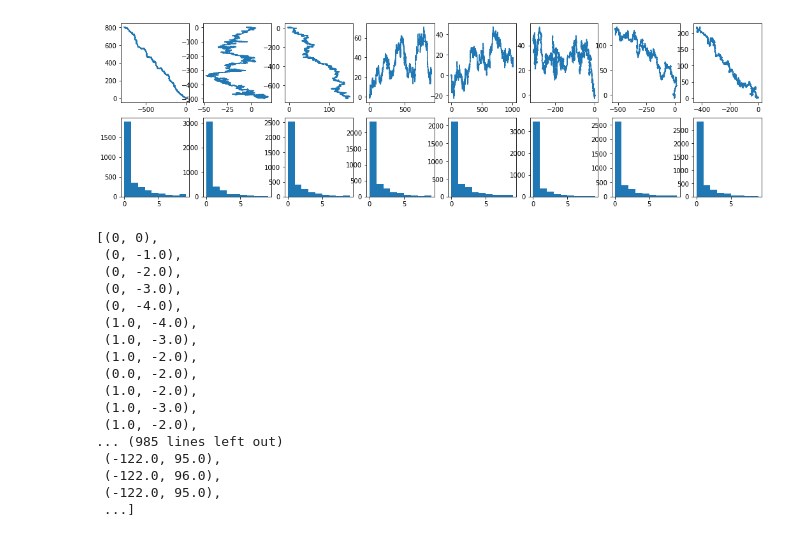
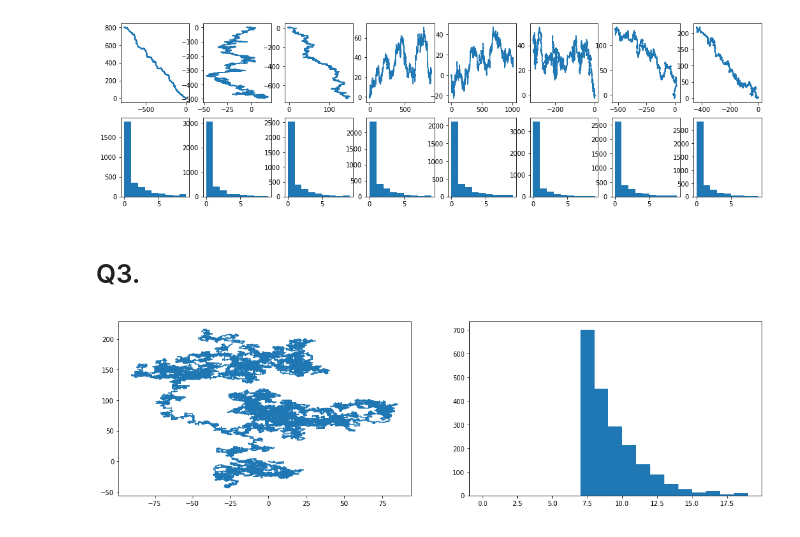
Before and after one commit to JoachimDel/MCProject, a Jupyter notebook: Projet_Monte_Carlo.ipynb, the cells around one changed output. Drawn from its saved outputs; the diff is of its cells as text; code cells hidden in the pictures.

```diff
--- a/Projet_Monte_Carlo.ipynb
+++ b/Projet_Monte_Carlo.ipynb
@@ -158,23 +158,5 @@ for t in range(8):
 plt.show()
 # %% [output]
 [figure]
-# %%
-trajectoires[0]
-# %% [output]
-[(0, 0),
- (0, -1.0),
- (0, -2.0),
- (0, -3.0),
- (0, -4.0),
- (1.0, -4.0),
- (1.0, -3.0),
- (1.0, -2.0),
- (0.0, -2.0),
- (1.0, -2.0),
- (1.0, -3.0),
- (1.0, -2.0),
-... (985 lines left out)
- (-122.0, 95.0),
- (-122.0, 96.0),
- (-122.0, 95.0),
- ...]
+# %% [markdown]
+# Q3.
@@ -180,0 +210,14 @@ trajectoires[0]
+# %%
+x = list()
+y = list()
+
+for i in range(len(trajectoire)):
+    x.append(trajectoire[i][0])
+    y.append(trajectoire[i][1])
+
+fig, (ax1,ax2) = plt.subplots(1,2,figsize = (18,5))
+ax1.plot(x,y)
+ax2.hist(longueurs,bins=range(20))
+plt.show()
+# %% [output]
+[figure, added]
```
Also changed, not shown: parts of 2 cells of this notebook.
